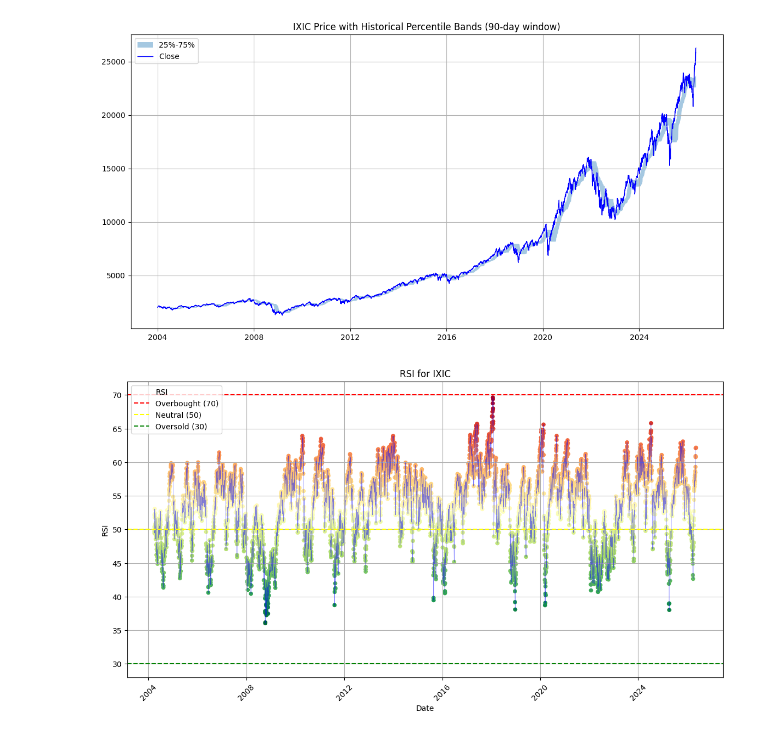
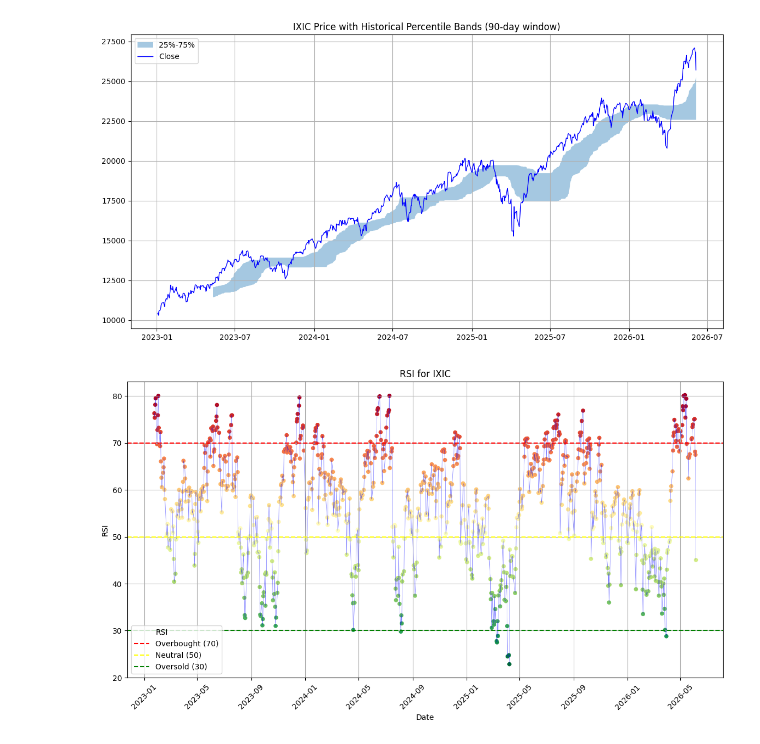
Before and after one commit to Dao1023/trade, a Jupyter notebook: 纳指.ipynb, the cells around one changed output. Drawn from its saved outputs; the diff is of its cells as text; code cells hidden in the pictures.

```diff
--- a/纳指.ipynb
+++ b/纳指.ipynb
@@ -10,7 +10,7 @@ import matplotlib.pyplot as plt
 
 data = pd.read_csv("data/index_us_stock_sina.IXIC.csv")
 data["date"] = pd.to_datetime(data["date"])
-data = data[data['date'] >= pd.to_datetime("2000-01-01")]
+data = data[data['date'] >= pd.to_datetime("2023-01-01")]
 
 # 计算滚动分位数
 window = 90
@@ -31,26 +31,26 @@ plt.grid()
 plt.savefig("output/ndx_percentile_bands.png", dpi=300)
 plt.show()
 # %% [output]
-[figure, old version]
+[figure, new version]
 # %%
 from src.calculate_rsi import calculate_rsi
 
-data["rsi"] = calculate_rsi(data["close"].tolist(), window=60)
+data["rsi"] = calculate_rsi(data["close"].tolist(), window=14)
 
 plt.figure(figsize=(14, 7))
 scatter = plt.scatter(data["date"], data["rsi"], c=data["rsi"], cmap='RdYlGn_r', s=20, label="RSI")
 plt.plot(data["date"], data["rsi"], color='blue', alpha=0.5, linewidth=0.5)
 # plt.colorbar(scatter, label='RSI Value')
 plt.axhline(70, color='red', linestyle='--', label='Overbought (70)')
 plt.axhline(50, color='yellow', linestyle='--', label='Neutral (50)')
 plt.axhline(30, color='green', linestyle='--', label='Oversold (30)')
 plt.title("RSI for IXIC")
 plt.xlabel("Date")
 plt.ylabel("RSI")
 plt.xticks(rotation=45)
 plt.grid()
 plt.legend()
 plt.savefig("output/ndx_rsi.png", dpi=300)
 plt.show()
 # %% [output]
-[figure, old version]
+[figure, new version]
```
Also changed, not shown: 11 other files.
